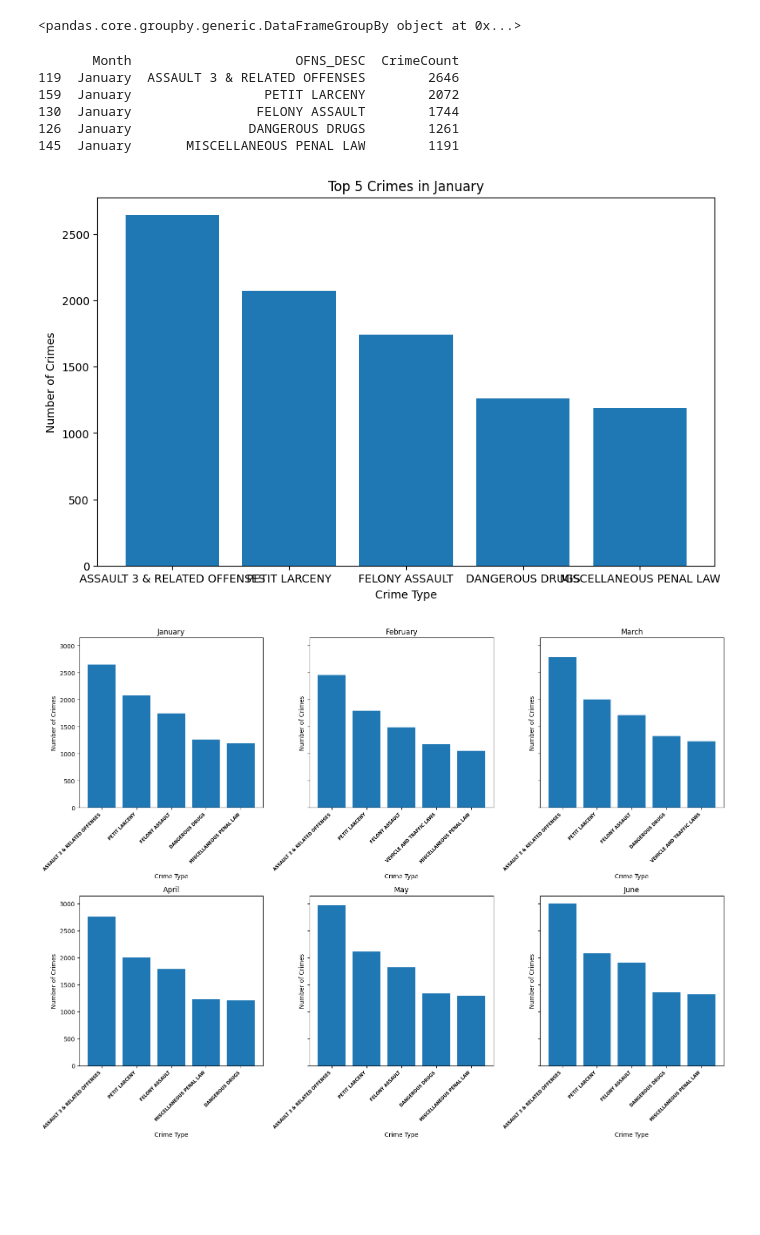
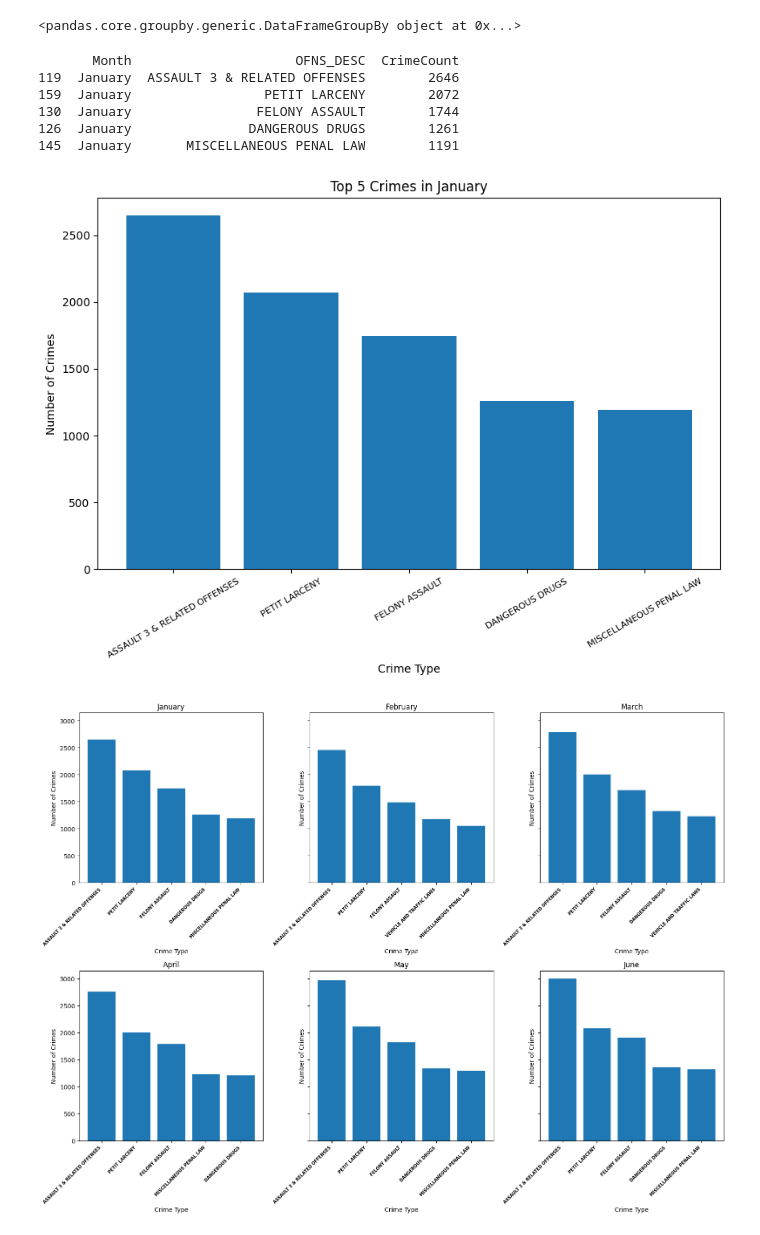
Before and after one commit to gigachad0209/Final-Project-LTKHDL, a Jupyter notebook: exploring.ipynb, the cells around one changed output. Drawn from its saved outputs; the diff is of its cells as text; code cells hidden in the pictures; blank space fills up the shorter version.

Commit message:
Add rotation for Top 5 Crimes in January plot

```diff
--- a/exploring.ipynb
+++ b/exploring.ipynb
@@ -67,24 +67,25 @@ print(top5_crimes_by_month)
 # %%
 top5_crimes_january = monthly_crime_counts[monthly_crime_counts['Month'] == 'January'].head(5)
 
 # Display the top 5 crimes for January
 print(top5_crimes_january)
 
 # Plotting the top 5 crimes for January
 plt.figure(figsize=(10, 6))
 plt.bar(top5_crimes_january['OFNS_DESC'], top5_crimes_january['CrimeCount'])
 plt.title('Top 5 Crimes in January')
 plt.xlabel('Crime Type')
 plt.ylabel('Number of Crimes')
+plt.xticks(rotation=30, ha='center', fontsize=8)
 plt.show()
 # %% [output]
        Month                     OFNS_DESC  CrimeCount
 119  January  ASSAULT 3 & RELATED OFFENSES        2646
 159  January                 PETIT LARCENY        2072
 130  January                FELONY ASSAULT        1744
 126  January               DANGEROUS DRUGS        1261
 145  January       MISCELLANEOUS PENAL LAW        1191
-[figure, old version]
+[figure, new version]
 # %%
 df['ARREST_DATE'] = pd.to_datetime(df['ARREST_DATE'])
 
```
